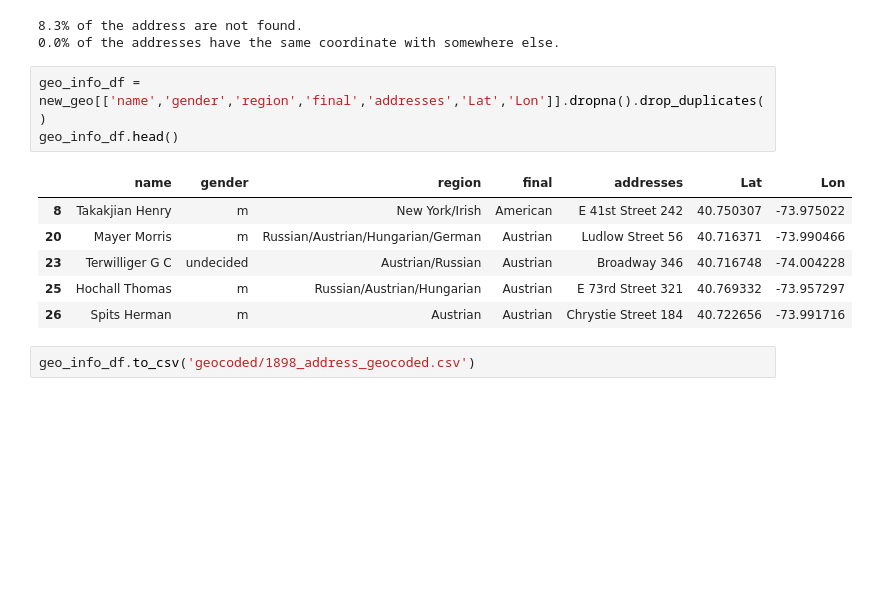
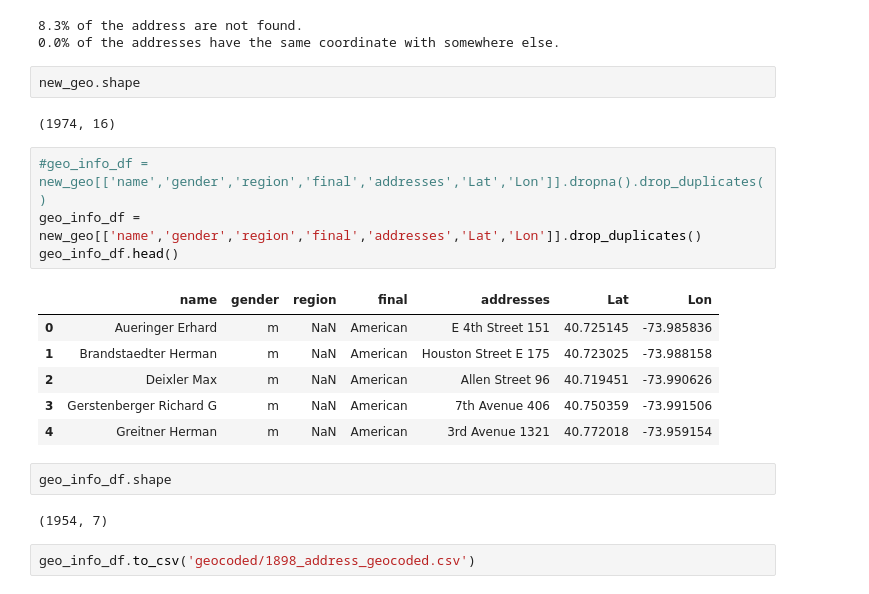
Before and after one commit to CinnyLin/NYCRestaurantData, a Jupyter notebook: geocode/geocode1898.ipynb, the cells around one changed output. Cells and saved outputs as stored; diff of their text form; blank space fills up the shorter version.

```diff
--- a/geocode/geocode1898.ipynb
+++ b/geocode/geocode1898.ipynb
@@ -635,16 +639,25 @@ print(f"{(new_geo.drop_duplicates(subset=['addresses'])['Lat'].value_counts()[ne
 # %% [output]
 8.3% of the address are not found.
 0.0% of the addresses have the same coordinate with somewhere else.
+# %%
+new_geo.shape
+# %% [output]
+(1974, 16)
 # %%
-geo_info_df = new_geo[['name','gender','region','final','addresses','Lat','Lon']].dropna().drop_duplicates()
+#geo_info_df = new_geo[['name','gender','region','final','addresses','Lat','Lon']].dropna().drop_duplicates()
+geo_info_df = new_geo[['name','gender','region','final','addresses','Lat','Lon']].drop_duplicates()
 geo_info_df.head()
 # %% [output]
 |  | name | gender | region | final | addresses | Lat | Lon |
-| 8 | Takakjian Henry | m | New York/Irish | American | E 41st Street 242 | 40.750307 | -73.975022 |
-| 20 | Mayer Morris | m | Russian/Austrian/Hungarian/German | Austrian | Ludlow Street 56 | 40.716371 | -73.990466 |
-| 23 | Terwilliger G C | undecided | Austrian/Russian | Austrian | Broadway 346 | 40.716748 | -74.004228 |
-| 25 | Hochall Thomas | m | Russian/Austrian/Hungarian | Austrian | E 73rd Street 321 | 40.769332 | -73.957297 |
-| 26 | Spits Herman | m | Austrian | Austrian | Chrystie Street 184 | 40.722656 | -73.991716 |
+| 0 | Aueringer Erhard | m | NaN | American | E 4th Street 151 | 40.725145 | -73.985836 |
+| 1 | Brandstaedter Herman | m | NaN | American | Houston Street E 175 | 40.723025 | -73.988158 |
+| 2 | Deixler Max | m | NaN | American | Allen Street 96 | 40.719451 | -73.990626 |
+| 3 | Gerstenberger Richard G | m | NaN | American | 7th Avenue 406 | 40.750359 | -73.991506 |
+| 4 | Greitner Herman | m | NaN | American | 3rd Avenue 1321 | 40.772018 | -73.959154 |
+# %%
+geo_info_df.shape
+# %% [output]
+(1954, 7)
 # %%
 geo_info_df.to_csv('geocoded/1898_address_geocoded.csv')
 # %% [markdown]
```
Also changed, not shown: parts of 1 cell of this notebook, 50 other files.
